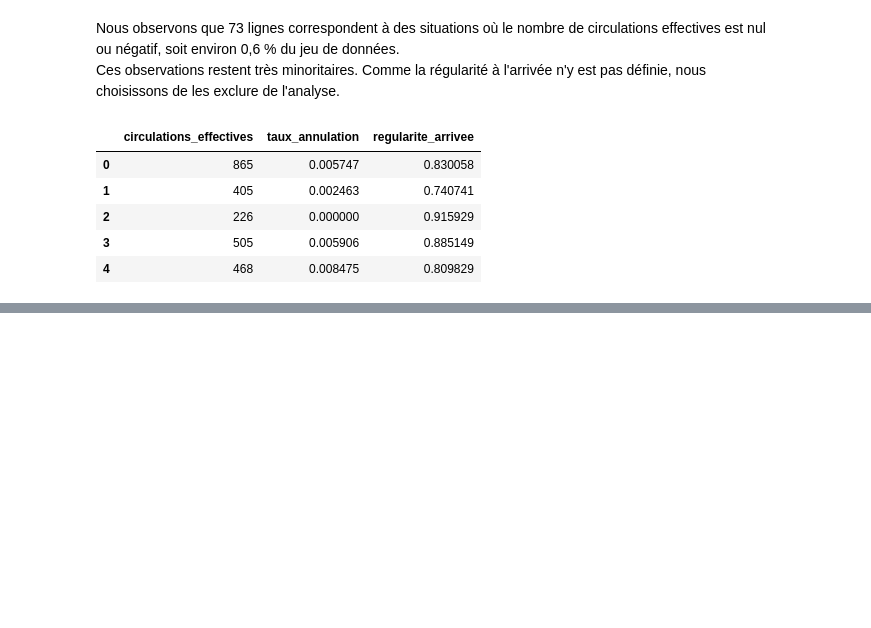
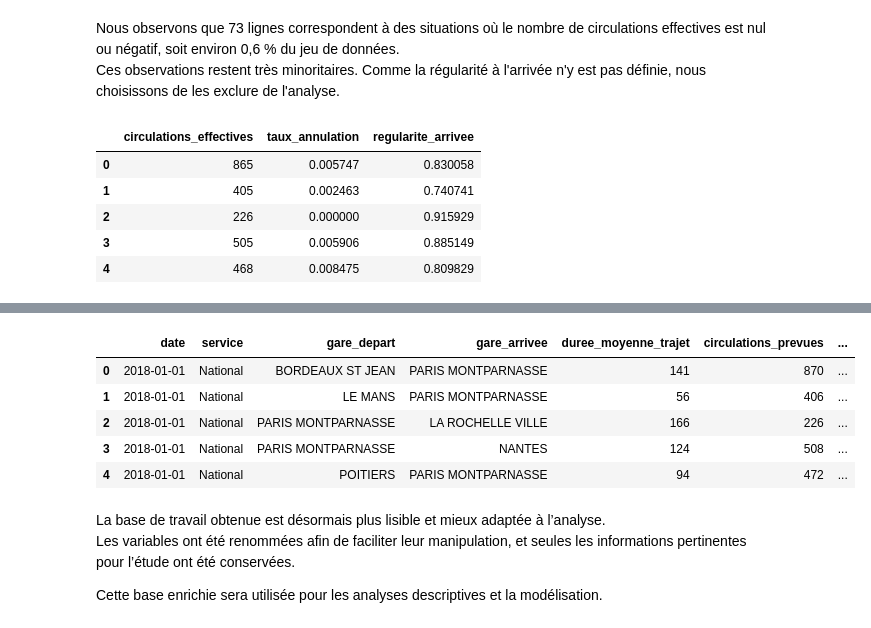
Before and after one commit to chamsisarra5-web/projet-info, a Jupyter notebook: projet_tgv.ipynb, the cells around one changed output, grey strips where cells are left out. Drawn from its saved outputs; the diff is of its cells as text; code cells hidden in the pictures; blank space fills up the shorter version.

```diff
--- a/projet_tgv.ipynb
+++ b/projet_tgv.ipynb
@@ -183,0 +215,36 @@ df[[
+# %%
+df_analyse = df_analyse.rename(columns={
+    "Date": "date",
+    "Service": "service",
+    "Gare de départ": "gare_depart",
+    "Gare d'arrivée": "gare_arrivee",
+    "Durée moyenne du trajet": "duree_moyenne_trajet",
+    "Nombre de circulations prévues": "circulations_prevues",
+    "Nombre de trains annulés": "trains_annules",
+    "Prct retard pour causes externes": "pct_retard_causes_externes",
+    "Prct retard pour cause infrastructure": "pct_retard_infrastructure",
+    "Prct retard pour cause gestion trafic": "pct_retard_gestion_trafic",
+    "Prct retard pour cause matériel roulant": "pct_retard_materiel_roulant",
+    "Prct retard pour cause gestion en gare et réutilisation de matériel": "pct_retard_gestion_gare_materiel",
+    "Prct retard pour cause prise en compte voyageurs (affluence, gestions PSH, correspondances)": "pct_retard_voyageurs",
+    "annee": "annee",
+    "mois": "mois",
+    "ligne": "ligne",
+    "circulations_effectives": "circulations_effectives",
+    "taux_annulation": "taux_annulation",
+    "regularite_arrivee": "regularite_arrivee"
+})
+# %%
+df_analyse.head()
+# %% [output]
+|  | date | service | gare_depart | gare_arrivee | duree_moyenne_trajet | circulations_prevues | ... |
+| 0 | 2018-01-01 | National | BORDEAUX ST JEAN | PARIS MONTPARNASSE | 141 | 870 | ... |
+| 1 | 2018-01-01 | National | LE MANS | PARIS MONTPARNASSE | 56 | 406 | ... |
+| 2 | 2018-01-01 | National | PARIS MONTPARNASSE | LA ROCHELLE VILLE | 166 | 226 | ... |
+| 3 | 2018-01-01 | National | PARIS MONTPARNASSE | NANTES | 124 | 508 | ... |
+| 4 | 2018-01-01 | National | POITIERS | PARIS MONTPARNASSE | 94 | 472 | ... |
+# %% [markdown]
+La base de travail obtenue est désormais plus lisible et mieux adaptée à l’analyse.
+Les variables ont été renommées afin de faciliter leur manipulation, et seules les informations pertinentes pour l’étude ont été conservées.
+
+Cette base enrichie sera utilisée pour les analyses descriptives et la modélisation.
```
Also changed, not shown: parts of 2 cells of this notebook.
